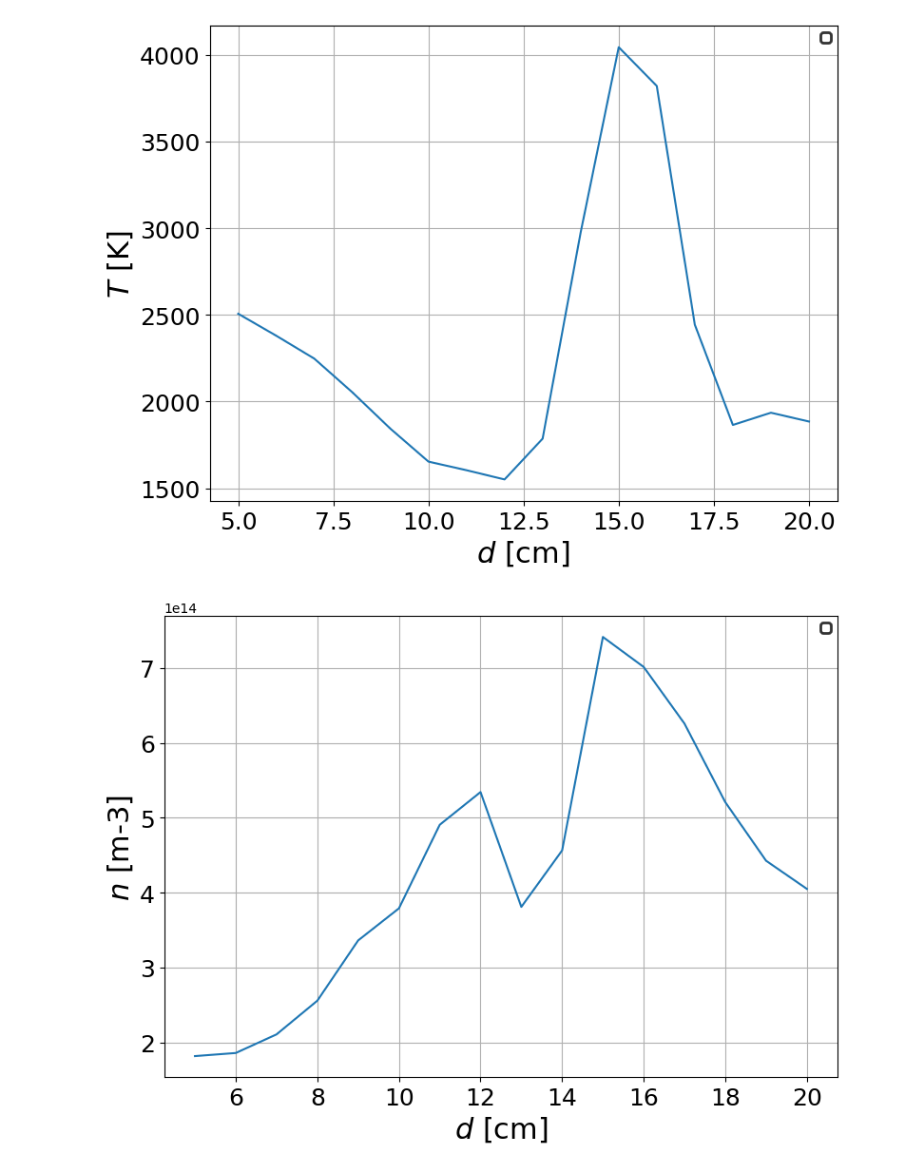
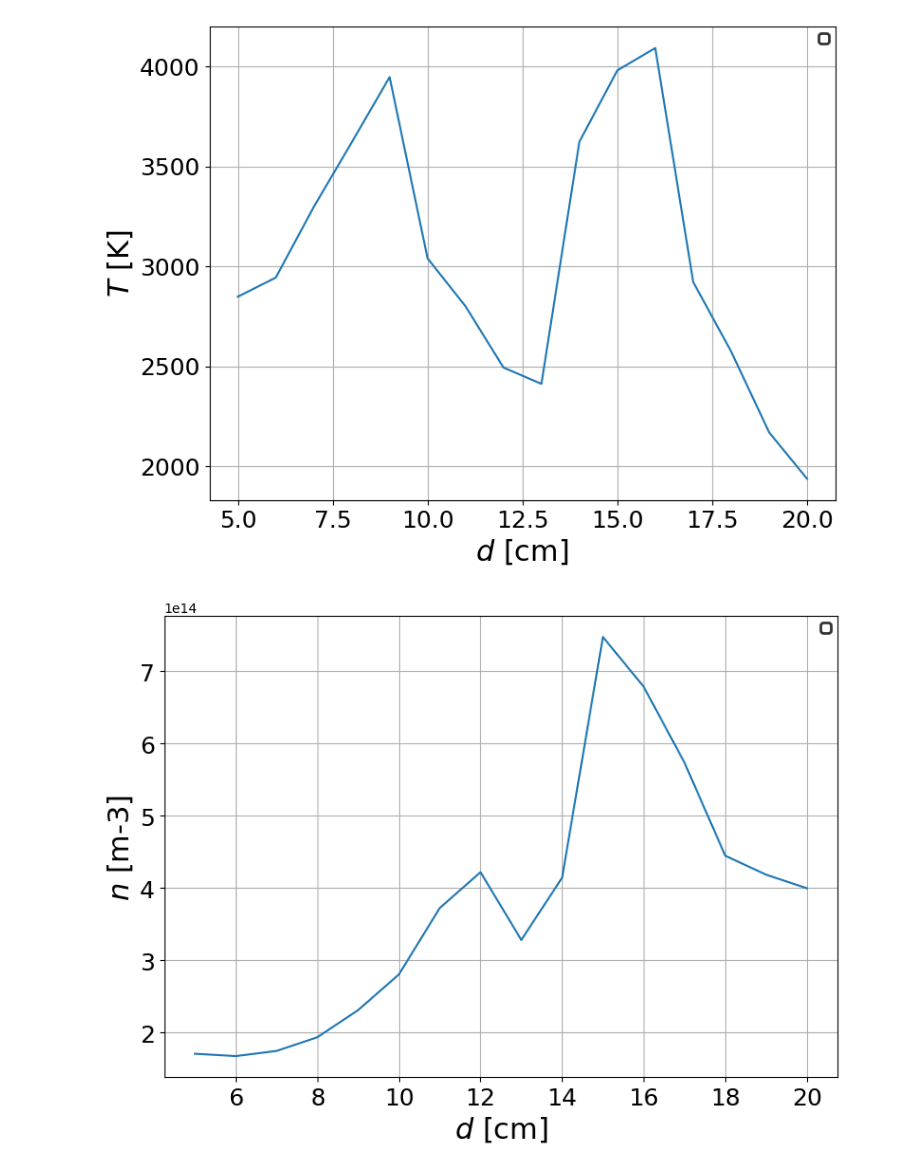
Before and after one commit to ferocitoo/TP3, a Jupyter notebook: TP_Plasma/Langmuir.ipynb, the cells around one changed output. Drawn from its saved outputs; the diff is of its cells as text; code cells hidden in the pictures.

```diff
--- a/TP_Plasma/Langmuir.ipynb
+++ b/TP_Plasma/Langmuir.ipynb
@@ -80,7 +82,7 @@ for i in range (len(Vs)):
     i1 = 11900
     popt1, pcov1 = curve_fit(linear_fit, V[i1-3000:i1], ln_I[i1-3000:i1], p0=[1, 1])
 
-    popt2, pcov2 = curve_fit(linear_fit, V[5500:5700], ln_I[5500:5700], p0=[1, 1])
+    popt2, pcov2 = curve_fit(linear_fit, V[5600:5700], ln_I[5600:5700], p0=[1, 1])
 
 
     V_P = (popt2[1] - popt1[1]) / (popt1[0] - popt2[0])
@@ -90,35 +92,35 @@ for i in range (len(Vs)):
 
     n = 1/(A * e) * np.sqrt(2 * np.pi * me / (kb * T)) * np.exp(linear_fit(V_P, *popt2))
 
     Ts[i] = T
     ns[i] = n
 
     # ax,fig = u.create_figure_and_apply_format((8,6),xlabel=xlabel, ylabel=ylabel)
     # ax.plot(V[0:i1], ln_I[0:i1], label=f'$d = {i+5} cm$')
     # ax.plot(V, linear_fit(V, *popt1), 'r--')
     # ax.plot(V, linear_fit(V, *popt2), 'r--')
 
     # ax.set_ylim(-16, -8)
 
     # u.set_legend_properties(ax)
 
     # plt.show()
 
     # print(f'T = {T:.2f} K')
     # print(f'n = {n:.2e} cm-3')
 
 ax,fig = u.create_figure_and_apply_format((8,6),xlabel='$d$ [cm]', ylabel='$T$ [K]')
 ax.plot(np.arange(5, 21), Ts)
 u.set_legend_properties(ax)
 plt.show()
 
 ax,fig = u.create_figure_and_apply_format((8,6),xlabel='$d$ [cm]', ylabel='$n$ [m-3]')
 ax.plot(np.arange(5, 21), ns)
 u.set_legend_properties(ax)
 plt.show()
 # %% [output]
-[figure, old version]
+[figure, new version]
-[figure, old version]
+[figure, new version]
 # %% [markdown]
 # Langmuir 2
 $p = 4.6e^{-2}$ mbar
```
Also changed, not shown: parts of 8 cells of this notebook.
